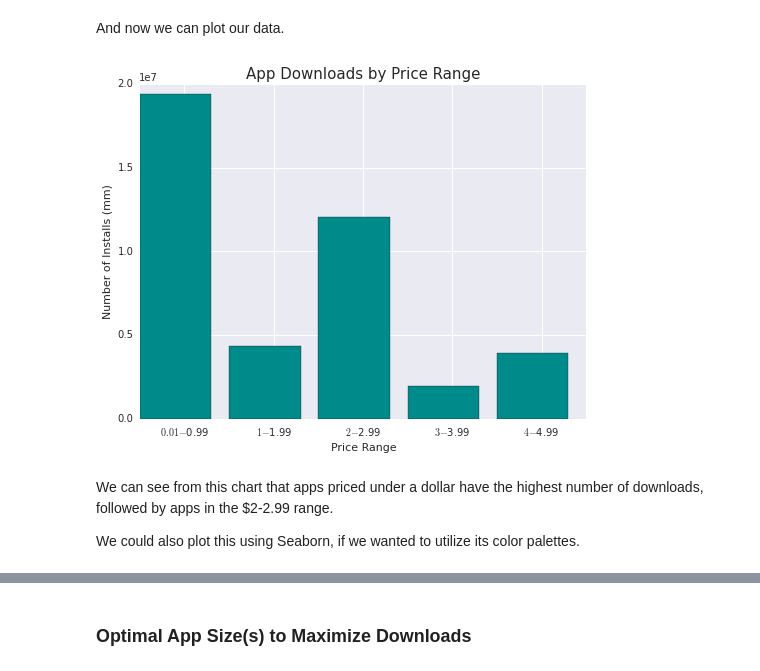
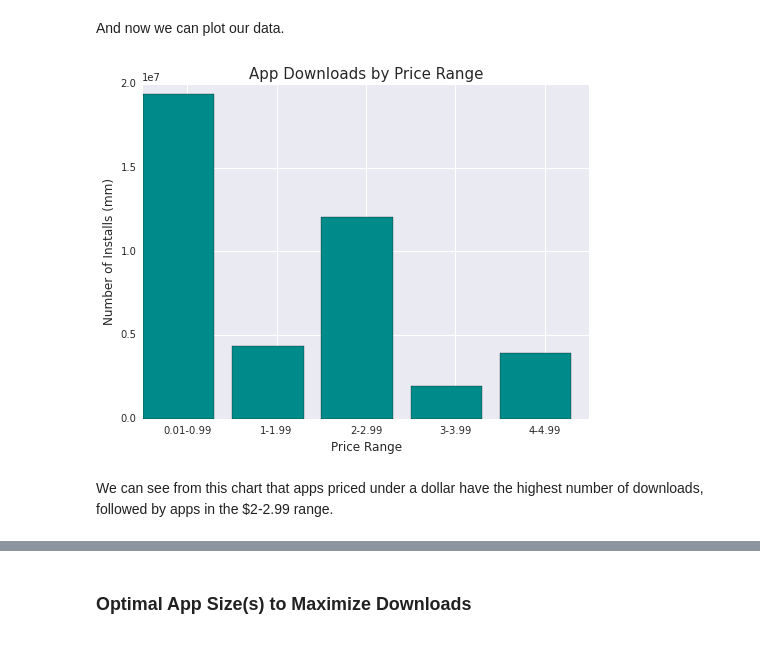
Before and after one commit to SUstian/Google_Play_Store_Data, a Jupyter notebook: Google Play Store App Data - Analysis.ipynb, the cells around one changed output, grey strips where cells are left out. Saved outputs shown, nothing was run; the diff lists cells and outputs as text; code cells hidden in the pictures.

```diff
--- a/Google Play Store App Data - Analysis.ipynb
+++ b/Google Play Store App Data - Analysis.ipynb
@@ -253,8 +222,7 @@ installs_by_price = pd.read_sql('SELECT Price_Cat, SUM(Installs) as Installs \
             WHERE Price_Cat != "Free" \
             AND Price_Cat != "Over Five Dollars" \
             GROUP BY 1 \
-            ORDER BY 1 \
-            LIMIT 10', conn)
+            ORDER BY 1', conn)
 
 print installs_by_price
 # %% [output]
@@ -267,24 +235,22 @@ print installs_by_price
 # %% [markdown]
 And now we can plot our data.
 # %%
-labels = ['$0.01-$0.99', '$1-$1.99', '$2-$2.99', '$3-$3.99','$4-$4.99']
+labels = ['0.01-0.99', '1-1.99', '2-2.99', '3-3.99','4-4.99']
 x = range(len(labels))
 y = installs_by_price['Installs']
 
 plt.figure(figsize=(8, 6))
 ax = plt.subplot()
 plt.bar(x, y, color='darkcyan')
 
 ax.set_xticks(range(len(labels)))
-ax.set_xticks([float(n)+0.5 for n in ax.get_xticks()])
+ax.set_xticks([float(n)+0.5 for n in ax.get_xticks()]) #positions the xticks in the center of the bars
 ax.set_xticklabels(labels)
 
-plt.xlabel('Price Range')
-plt.ylabel('Number of Installs (mm)')
+plt.xlabel('Price Range', fontdict = {'fontsize' : 12})
+plt.ylabel('Number of Installs (mm)', fontdict = {'fontsize' : 12})
 plt.title('App Downloads by Price Range', fontdict = {'fontsize' : 15});
 # %% [output]
-[figure, old version]
+[figure, new version]
 # %% [markdown]
 We can see from this chart that apps priced under a dollar have the highest number of downloads, followed by apps in the \$2-2.99 range.
-
-We could also plot this using Seaborn, if we wanted to utilize its color palettes.
```
Also changed, not shown: parts of 45 cells of this notebook.
